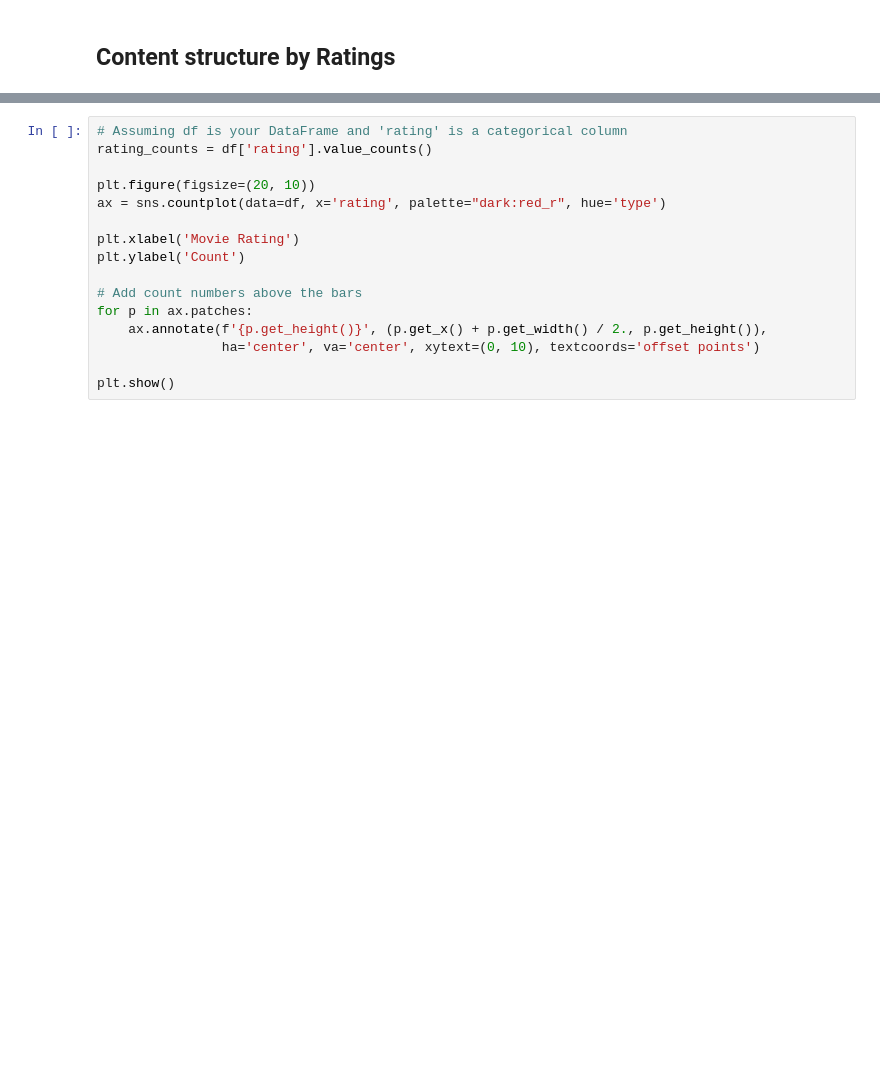
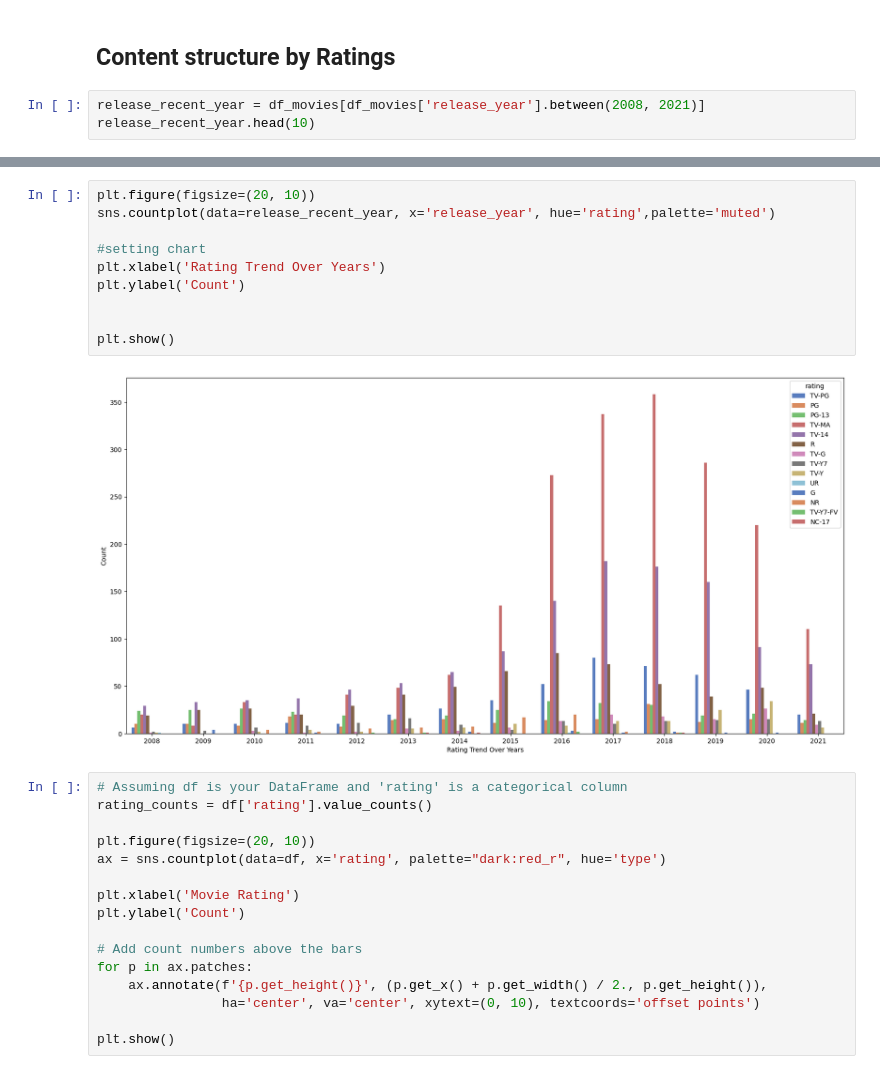
Before and after one commit to nguyen-tr-thuc/Netflix-Movies-and-TV-Shows, a Jupyter notebook: netflix_project.ipynb, the cells around one changed output, grey strips where cells are left out. Cells and saved outputs as stored; diff of their text form; blank space fills up the shorter version.

```diff
--- a/netflix_project.ipynb
+++ b/netflix_project.ipynb
@@ -218,3 +218,6 @@ plt.show()
 [figure]
 # %% [markdown]
 ## Content structure by Ratings
+# %%
+release_recent_year = df_movies[df_movies['release_year'].between(2008, 2021)]
+release_recent_year.head(10)
@@ -221,3 +236,15 @@ plt.show()
+# %%
+plt.figure(figsize=(20, 10))
+sns.countplot(data=release_recent_year, x='release_year', hue='rating',palette='muted')
+
+#setting chart
+plt.xlabel('Rating Trend Over Years')
+plt.ylabel('Count')
+
+
+plt.show()
+# %% [output]
+[figure, added]
 # %%
 # Assuming df is your DataFrame and 'rating' is a categorical column
 rating_counts = df['rating'].value_counts()
```
Also changed, not shown: parts of 5 cells of this notebook.
